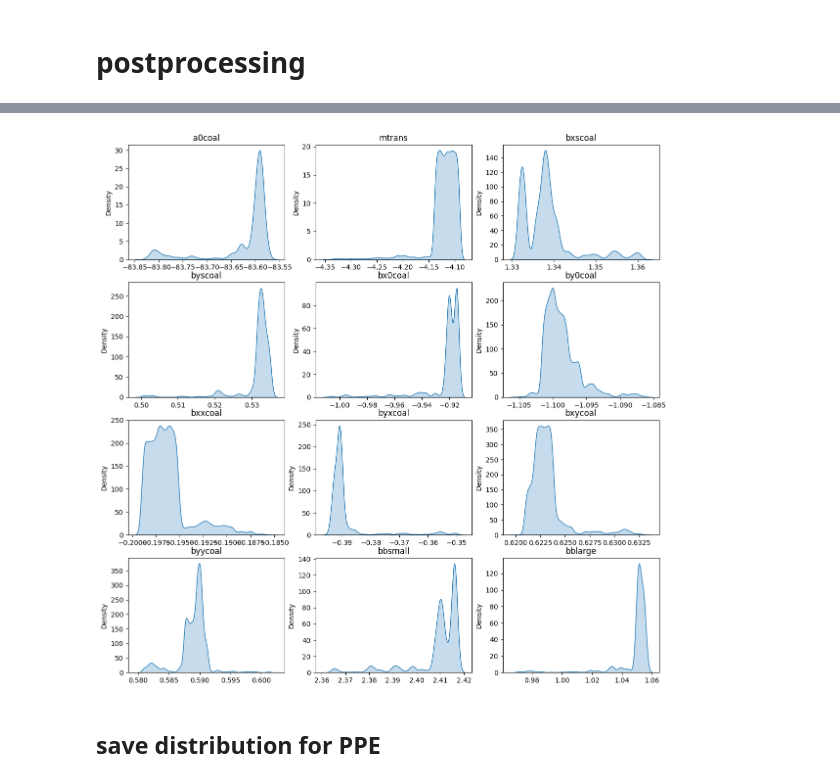
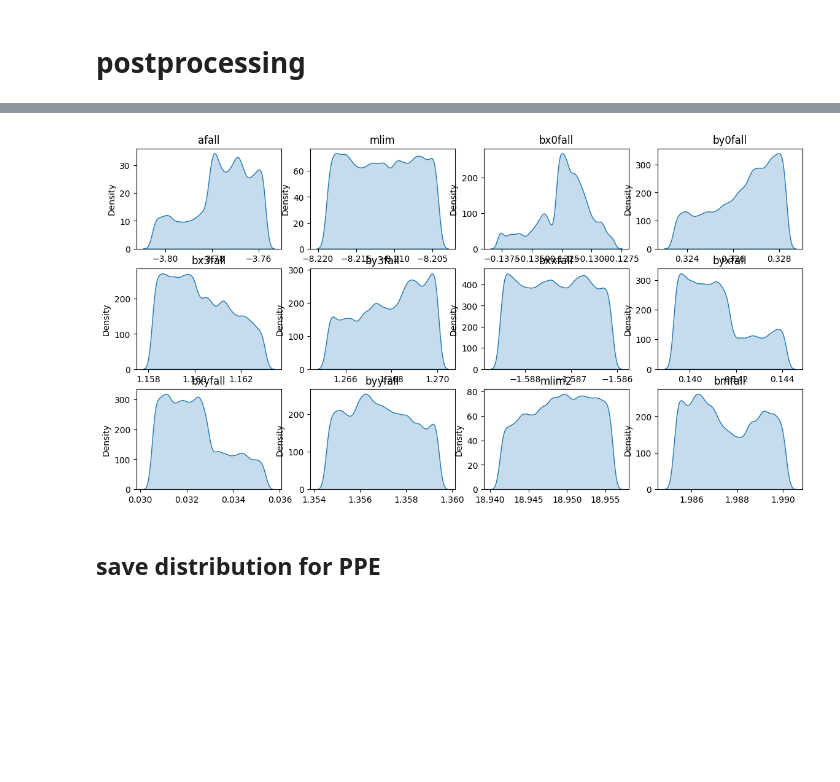
Before and after one commit to arthurzqhu/BOSS_PPE, a Jupyter notebook: single_cat_MCMC_PPE.ipynb, the cells around one changed output, grey strips where cells are left out. Saved outputs shown, nothing was run; the diff lists cells and outputs as text; code cells hidden in the pictures; blank space fills up the shorter version.

```diff
--- a/single_cat_MCMC_PPE.ipynb
+++ b/single_cat_MCMC_PPE.ipynb
@@ -83,19 +83,33 @@ minmaxscale = skl.preprocessing.MinMaxScaler().fit(param_train['vals'])
 x_all = minmaxscale.transform(param_train['vals'])
 # x_val = minmaxscale.transform(param_valid['vals'])
 
-eff0 = np.array([1e-12, 100, 1e-27, 1e-42])
+# eff0 = np.array([100, 1e-27, 1e-42])
+# eff0 = np.array([1e-12, 100, 1e-27, 1e-42])
+eff0 = np.array([1e-8, 1e-12, 100, 1e-27, 1e-42])
 
 y_thresholds = np.zeros(ppe_sim_train['vals'].shape[1])
+
+# y_thresholds[0] = eff0[0]
+# y_thresholds[1] = eff0[1]
+# y_thresholds[2] = eff0[2]
+# y_thresholds[3] = eff0[3]
+# # y_thresholds[4:64] = 1e-5
+# y_thresholds[4:3604] = eff0[0]
+# y_thresholds[3604:7204] = eff0[1]
+# y_thresholds[7204:10804] = eff0[2]
+# y_thresholds[10804:] = eff0[3]
+
+
 y_thresholds[0] = eff0[0]
 y_thresholds[1] = eff0[1]
-# y_thresholds[2] = 1e-5
 y_thresholds[2] = eff0[2]
 y_thresholds[3] = eff0[3]
-# y_thresholds[4:64] = 1e-5
-y_thresholds[4:3604] = eff0[0]
-y_thresholds[3604:7204] = eff0[1]
-y_thresholds[7204:10804] = eff0[2]
-y_thresholds[10804:] = eff0[3]
+y_thresholds[4] = eff0[4]
+y_thresholds[5:65] = eff0[0]
+y_thresholds[65:3665] = eff0[1]
+y_thresholds[3665:7265] = eff0[2]
+y_thresholds[7265:10865] = eff0[3]
+y_thresholds[10865:] = eff0[4]
 
 # ppe_sim_train['vals'][np.isinf(ppe_sim_train['log_vals'])] = np.nan
 # # ppe_sim_train['log_vals'][np.isinf(ppe_sim_train['log_vals'])] = np.nan
@@ -155,4 +176,4 @@ y_all.shape
 # %%
 # cc_model = tf.keras.models.load_model('condcoll_multioutput_try5_no_dropout.keras', compile=False)
-cc_model = tf.keras.models.load_model('models/multioutput_try28_condcoll_fullmom_nopartition_asinh.keras', compile=False)
+cc_model = tf.keras.models.load_model('models/multioutput_try36_fullmic_M3069.keras', compile=False)
 # %% [output]
@@ -160,6 +181,6 @@ I0000 00:00:1743526527.737531 1507152 gpu_device.cc:2022] Created device /job:lo
 # %%
 # REVIEW: check every time if this is true ... not sure how to implement this programatically
-param_table = pd.read_csv('/home/arthurhu/Cloud_BOSS/param_consolid.csv')
+param_table = pd.read_csv('/home/arthurhu/Cloud_BOSS/param_consolid_updated.csv')
 param_names = param_table.columns[param_interest_idx + 1].to_list()
 param_mean = param_table.values[0, param_interest_idx + 1].astype(np.float32)
 param_std = param_table.values[1, param_interest_idx + 1].astype(np.float32)
@@ -243,7 +260,7 @@ adaptive_hmc = tfp.mcmc.SimpleStepSizeAdaptation(
     tfp.mcmc.HamiltonianMonteCarlo(
         target_log_prob_fn=target_log_prob_fn,
         num_leapfrog_steps=3,
-        step_size=0.1),
+        step_size=0.2),
     num_adaptation_steps=int(num_burnin_steps * 0.8))
 
 MALA_kernel = tfp.mcmc.MetropolisAdjustedLangevinAlgorithm(
@@ -265,7 +282,7 @@ def run_chain():
         num_results=num_samples,
         num_burnin_steps=num_burnin_steps,
         current_state=initial_state,
-        kernel=RWM_kernel,
+        kernel=adaptive_hmc,
         trace_fn=(lambda current_state, kernel_results: kernel_results),
         seed=42
     )
@@ -310,20 +327,17 @@ samples_raw_vals = samples_with_ic_raw_vals[:,2:]
 # %%
 import matplotlib.gridspec as gridspec
 
-fig = plt.figure(figsize=(14,14))
-gs = gridspec.GridSpec(4, 3)
+fig = plt.figure(figsize=(14,25))
+gs = gridspec.GridSpec(10, 4)
 for iparam, param_name in enumerate(param_names):
     ax = fig.add_subplot(gs[iparam])
     sns.kdeplot(samples_raw_vals[:,iparam], fill=True)
     plt.title(param_name)
     # plt.plot((param_mean[iparam], param_mean[iparam]), ax.get_ylim(), color='tab:red')
 
 plt.show()
-
-# sns.pairplot(df_samples, corner=True, kind="kde")
-# plt.show()
 # %% [output]
-[figure, old version]
+[figure, new version]
 # %% [markdown]
 ##  save distribution for PPE
 # %%
```
Also changed, not shown: parts of 16 cells of this notebook, 4 other files.
